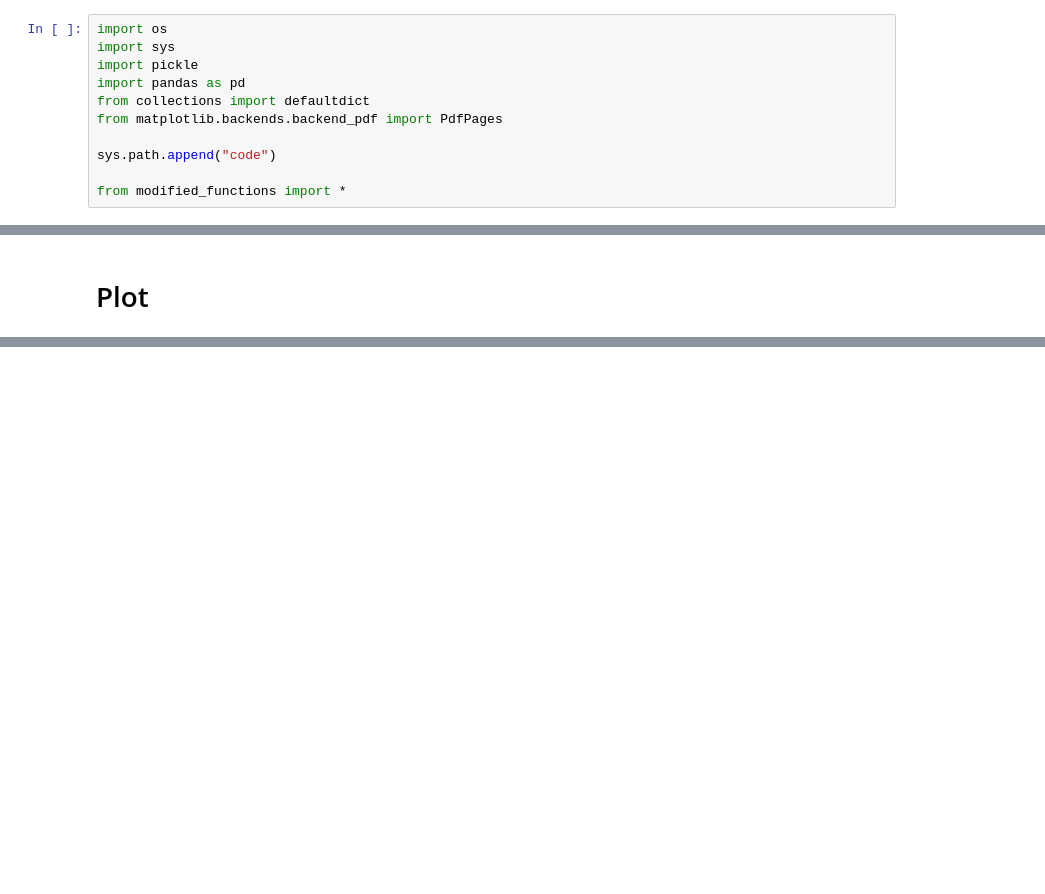
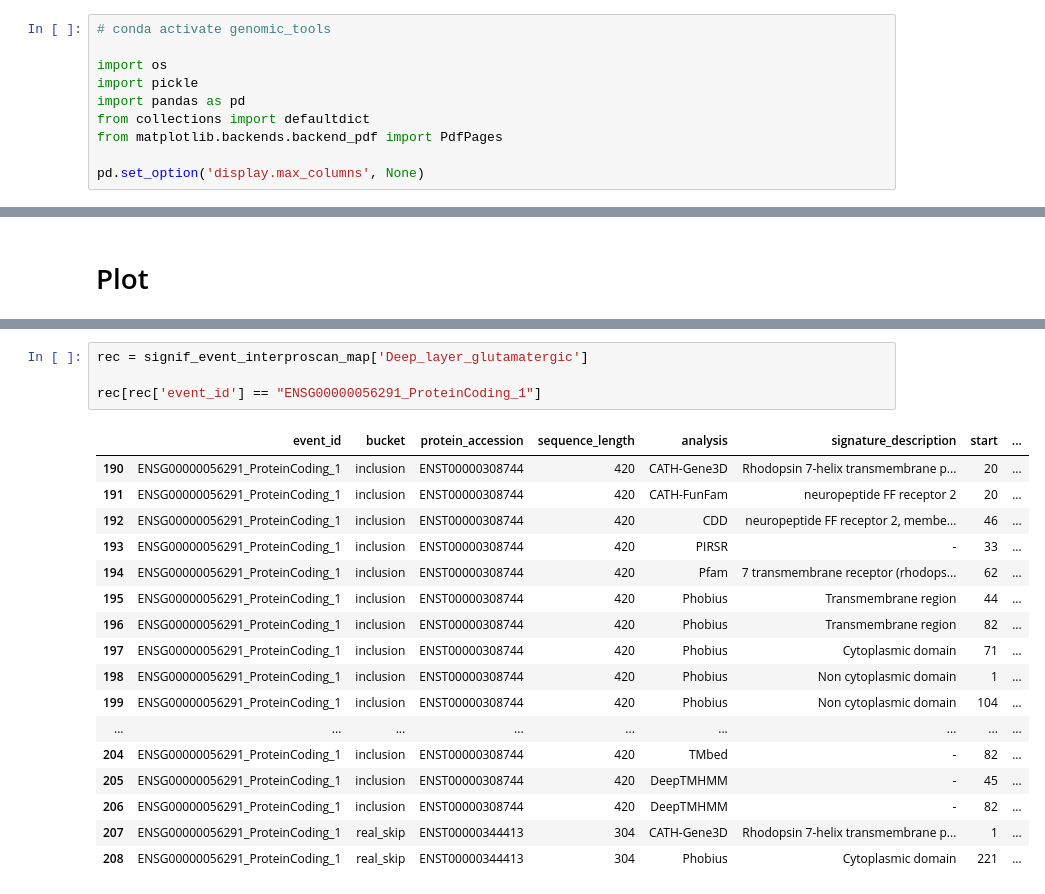
Before and after one commit to reliscu/bulk_splicing_GTEx_cortex, a Jupyter notebook: 31_visualize_interproscan_results.ipynb, the cells around one changed output, grey strips where cells are left out. Cells and saved outputs as stored; diff of their text form; blank space fills up the shorter version.

```diff
--- a/31_visualize_interproscan_results.ipynb
+++ b/31_visualize_interproscan_results.ipynb
@@ -1,14 +1,13 @@
 # %%
+# conda activate genomic_tools
+
 import os
-import sys
 import pickle
 import pandas as pd
 from collections import defaultdict
 from matplotlib.backends.backend_pdf import PdfPages
 
-sys.path.append("code")
-
-from modified_functions import *
+pd.set_option('display.max_columns', None)
 # %%
 # if an event is cell type-specific, and it has a exon_diff_boundary or exon_diff_junction transcript, I need to know if:
 
@@ -1333 +813,23 @@ def plot_event_domains(ev, event_interproscan_map, signif_event_interproscan_map
+# %%
+rec = signif_event_interproscan_map['Deep_layer_glutamatergic']
+
+rec[rec['event_id'] == "ENSG00000056291_ProteinCoding_1"]
+# %% [output]
+|  | event_id | bucket | protein_accession | sequence_length | analysis | signature_description | start | ... |
+| 190 | ENSG00000056291_ProteinCoding_1 | inclusion | ENST00000308744 | 420 | CATH-Gene3D | Rhodopsin 7-helix transmembrane p... | 20 | ... |
+| 191 | ENSG00000056291_ProteinCoding_1 | inclusion | ENST00000308744 | 420 | CATH-FunFam | neuropeptide FF receptor 2 | 20 | ... |
+| 192 | ENSG00000056291_ProteinCoding_1 | inclusion | ENST00000308744 | 420 | CDD | neuropeptide FF receptor 2, membe... | 46 | ... |
+| 193 | ENSG00000056291_ProteinCoding_1 | inclusion | ENST00000308744 | 420 | PIRSR | - | 33 | ... |
+| 194 | ENSG00000056291_ProteinCoding_1 | inclusion | ENST00000308744 | 420 | Pfam | 7 transmembrane receptor (rhodops... | 62 | ... |
+| 195 | ENSG00000056291_ProteinCoding_1 | inclusion | ENST00000308744 | 420 | Phobius | Transmembrane region | 44 | ... |
+| 196 | ENSG00000056291_ProteinCoding_1 | inclusion | ENST00000308744 | 420 | Phobius | Transmembrane region | 82 | ... |
+| 197 | ENSG00000056291_ProteinCoding_1 | inclusion | ENST00000308744 | 420 | Phobius | Cytoplasmic domain | 71 | ... |
+| 198 | ENSG00000056291_ProteinCoding_1 | inclusion | ENST00000308744 | 420 | Phobius | Non cytoplasmic domain | 1 | ... |
+| 199 | ENSG00000056291_ProteinCoding_1 | inclusion | ENST00000308744 | 420 | Phobius | Non cytoplasmic domain | 104 | ... |
+| ... | ... | ... | ... | ... | ... | ... | ... | ... |
+| 204 | ENSG00000056291_ProteinCoding_1 | inclusion | ENST00000308744 | 420 | TMbed | - | 82 | ... |
+| 205 | ENSG00000056291_ProteinCoding_1 | inclusion | ENST00000308744 | 420 | DeepTMHMM | - | 45 | ... |
+| 206 | ENSG00000056291_ProteinCoding_1 | inclusion | ENST00000308744 | 420 | DeepTMHMM | - | 82 | ... |
+| 207 | ENSG00000056291_ProteinCoding_1 | real_skip | ENST00000344413 | 304 | CATH-Gene3D | Rhodopsin 7-helix transmembrane p... | 1 | ... |
+| 208 | ENSG00000056291_ProteinCoding_1 | real_skip | ENST00000344413 | 304 | Phobius | Cytoplasmic domain | 221 | ... |
 # %%
```
Also changed, not shown: parts of 8 cells of this notebook, 3 other files.
